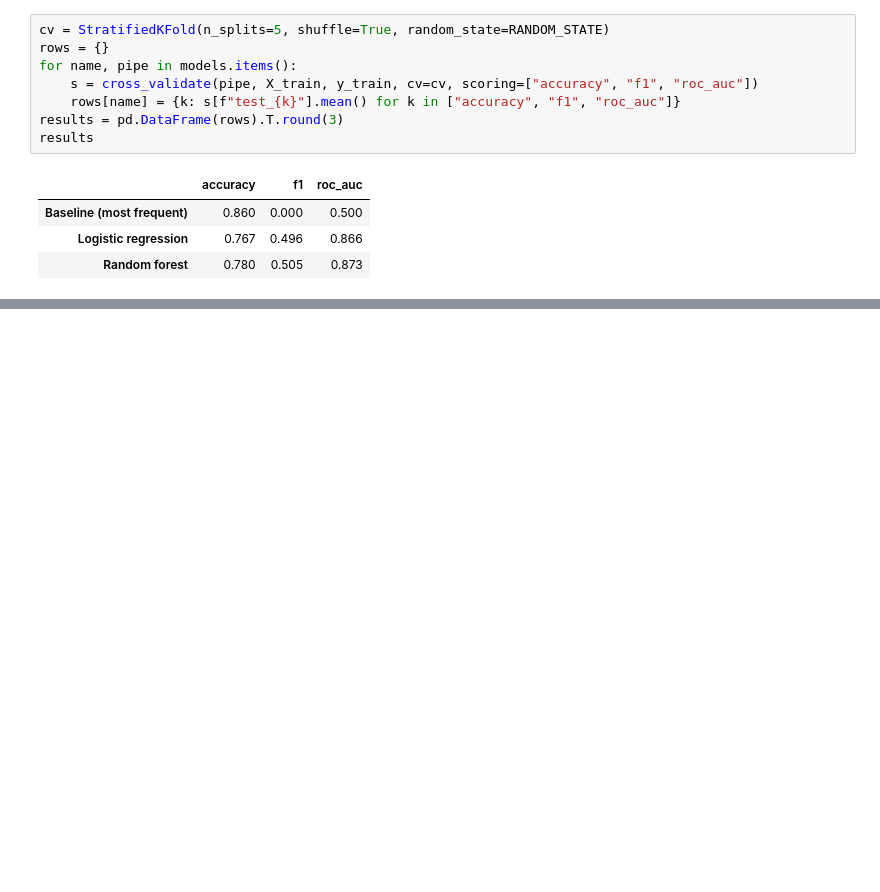
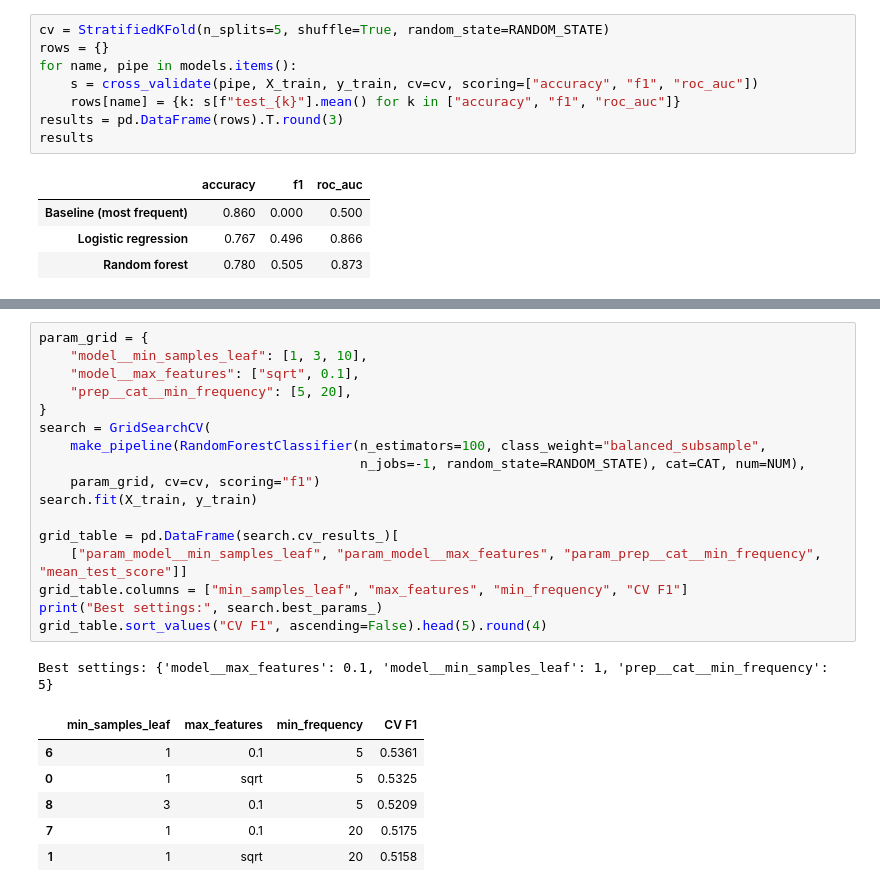
Before and after one commit to thitimas/nvd-critical-demo, a Jupyter notebook: nvd_critical_demo.ipynb, the cells around one changed output, grey strips where cells are left out. Cells and saved outputs as stored; diff of their text form; blank space fills up the shorter version.

```diff
--- a/nvd_critical_demo.ipynb
+++ b/nvd_critical_demo.ipynb
@@ -316,0 +336,25 @@ The baseline shows why accuracy alone misleads: predicting "not Critical" every
+# %%
+param_grid = {
+    "model__min_samples_leaf": [1, 3, 10],
+    "model__max_features": ["sqrt", 0.1],
+    "prep__cat__min_frequency": [5, 20],
+}
+search = GridSearchCV(
+    make_pipeline(RandomForestClassifier(n_estimators=100, class_weight="balanced_subsample",
+                                         n_jobs=-1, random_state=RANDOM_STATE), cat=CAT, num=NUM),
+    param_grid, cv=cv, scoring="f1")
+search.fit(X_train, y_train)
+
+grid_table = pd.DataFrame(search.cv_results_)[
+    ["param_model__min_samples_leaf", "param_model__max_features", "param_prep__cat__min_frequency", "mean_test_score"]]
+grid_table.columns = ["min_samples_leaf", "max_features", "min_frequency", "CV F1"]
+print("Best settings:", search.best_params_)
+grid_table.sort_values("CV F1", ascending=False).head(5).round(4)
+# %% [output]
+Best settings: {'model__max_features': 0.1, 'model__min_samples_leaf': 1, 'prep__cat__min_frequency': 5}
+|  | min_samples_leaf | max_features | min_frequency | CV F1 |
+| 6 | 1 | 0.1 | 5 | 0.5361 |
+| 0 | 1 | sqrt | 5 | 0.5325 |
+| 8 | 3 | 0.1 | 5 | 0.5209 |
+| 7 | 1 | 0.1 | 20 | 0.5175 |
+| 1 | 1 | sqrt | 20 | 0.5158 |
```
Also changed, not shown: parts of 32 cells of this notebook, 2 other files.
